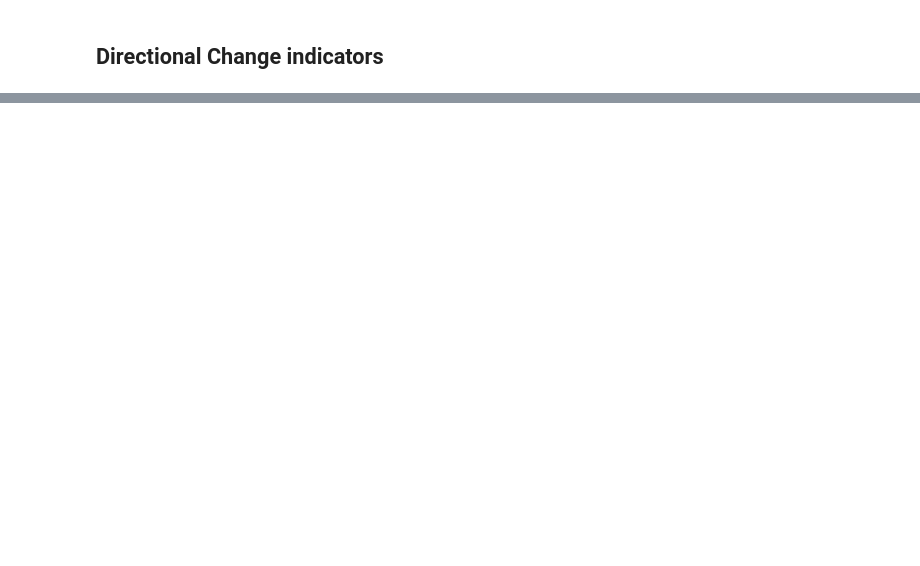
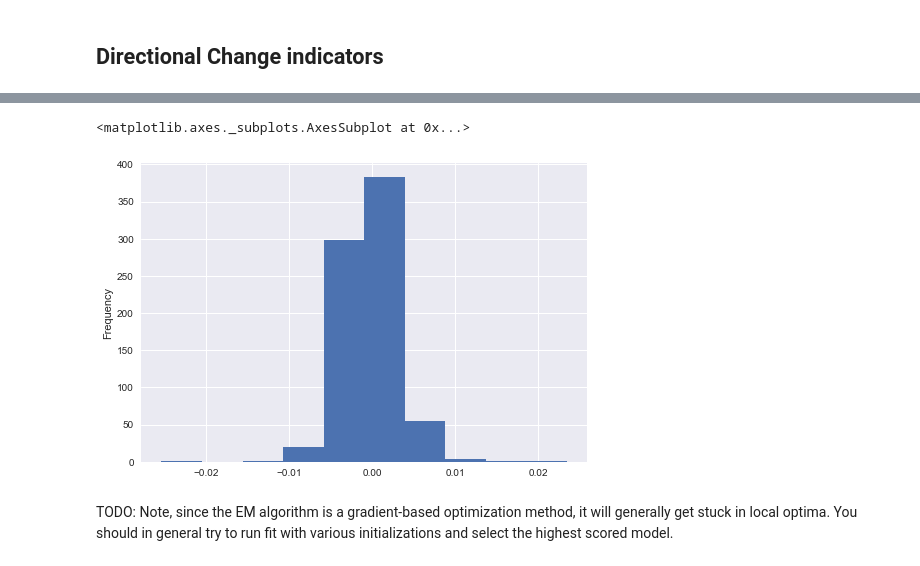
Before and after one commit to uday-31/detecting-market-regime-changes, a Jupyter notebook: detecting-regime-change.ipynb, the cells around one changed output, grey strips where cells are left out. Cells and saved outputs as stored; diff of their text form; code cells hidden in the pictures; blank space fills up the shorter version.

```diff
--- a/detecting-regime-change.ipynb
+++ b/detecting-regime-change.ipynb
@@ -16,7 +20,7 @@ TODO: hyperparameters in UPPERCASE
 TICKERS = ['EURUSD=X', 'EURGBP=X', 'GBP=X']
 START_DATE = "2005-01-01"
 TEST_TICKER = TICKERS[-1] # if we need to debug for a single ticker
-THETA = 0.01
+THETA = 0.001
 # %% [markdown]
 TODO: THETA has to depend on instrument considered, curencies are relatively more stable than equities
 # %%
@@ -80,7 +84,7 @@ def get_DC_data(data: pd.Series, theta: float) -> tuple[pd.Series]:
             # once we flag a threshold, we don't flag it again for the same trend
             # a peak has to be followed by a trough and vice versa
             accumulated += ret
-            if np.abs(accumulated) > THETA:
+            if np.abs(accumulated) > theta:
                 # we cross the threshold
                 DCC.append(idx)
                 EXT.append(idx_change)
@@ -166,0 +182,7 @@ for ticker in TICKERS:
+# %%
+R[TEST_TICKER].plot.hist()
+# %% [output]
+<matplotlib.axes._subplots.AxesSubplot at 0x...>
+[figure, added]
+# %% [markdown]
+TODO:  Note, since the EM algorithm is a gradient-based optimization method, it will generally get stuck in local optima. You should in general try to run fit with various initializations and select the highest scored model.
```
Also changed, not shown: parts of 8 cells of this notebook.
